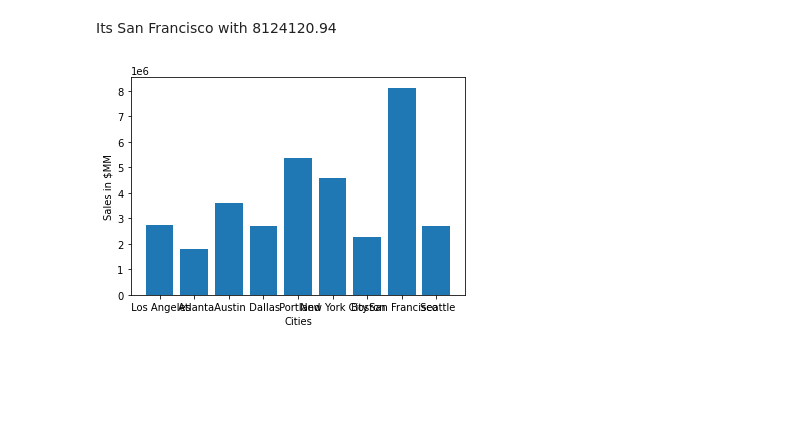
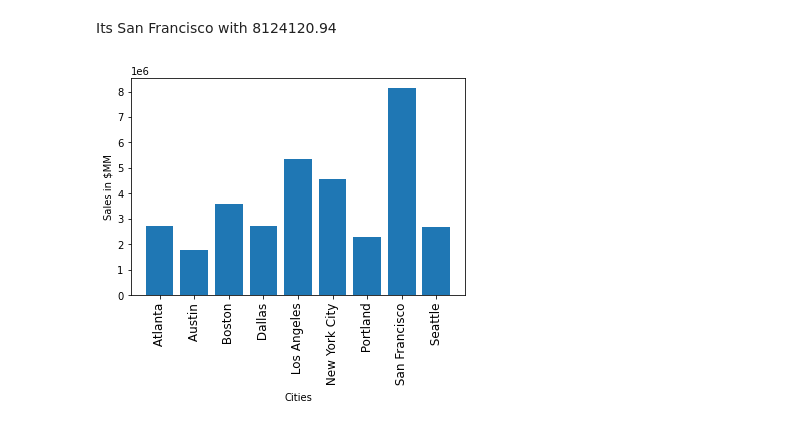
Before and after one commit to NicolasTerroni/data-analysis-and-machine-learning, a Jupyter notebook: notebooks/Sales Analysis.ipynb, the cells around one changed output. Saved outputs shown, nothing was run; the diff lists cells and outputs as text; code cells hidden in the pictures; blank space fills up the shorter version.

Commit message:
Fixing sales per city bar chart

```diff
--- a/notebooks/Sales Analysis.ipynb
+++ b/notebooks/Sales Analysis.ipynb
@@ -35,7 +36,7 @@ data = data.dropna(axis=0,how="all")
 data['DateTime'] = pd.to_datetime(data['Order Date'], format='%m/%d/%y %H:%M')
 
 data['Month'] = data['DateTime'].dt.month
-data['Month'] = data['Month'].astype('int')
+data['Month'] = pd.to_numeric(data['Month'])
 
 data = data.drop(['Order Date'],axis=1)
 
@@ -123,7 +121,11 @@ plt.show()
 # %% [markdown]
 ### What city had the highest numbers of sales?
 # %%
-data["City"] = data["Purchase Address"].str.split(",",1, expand=True)[1].str.split(",",1, expand=True)[0]
+# First solution
+# data["City"] = data["Purchase Address"].str.split(",",1, expand=True)[1].str.split(",",1, expand=True)[0]
+
+# But lambdas are more readable, and also allows us to access the cell content in an easer way
+data["City"] = data["Purchase Address"].apply(lambda entire_address: entire_address.split(',')[1])
 data.groupby("City").sum()
 # %% [output]
 |  | Order ID | Quantity Ordered | Price Each | Month | Total Amount |
@@ -140,12 +142,13 @@ data.groupby("City").sum()
 # %% [markdown]
 Its San Francisco with 8124120.94
 # %%
-cities = list(set(data["City"].to_list()))
+# cities = data["City"].unique() but they're not in the same order that our x so:
+cities = [city for city, group_data in data.groupby("City")]
 results = data.groupby("City").sum()
 plt.bar(cities,results["Total Amount"])
-plt.xticks(cities)
+plt.xticks(cities,rotation="vertical",size=12)
 plt.ylabel("Sales in $MM")
 plt.xlabel("Cities")
 plt.show()
 # %% [output]
-[figure, old version]
+[figure, new version]
```
Also changed, not shown: parts of 6 cells of this notebook.
